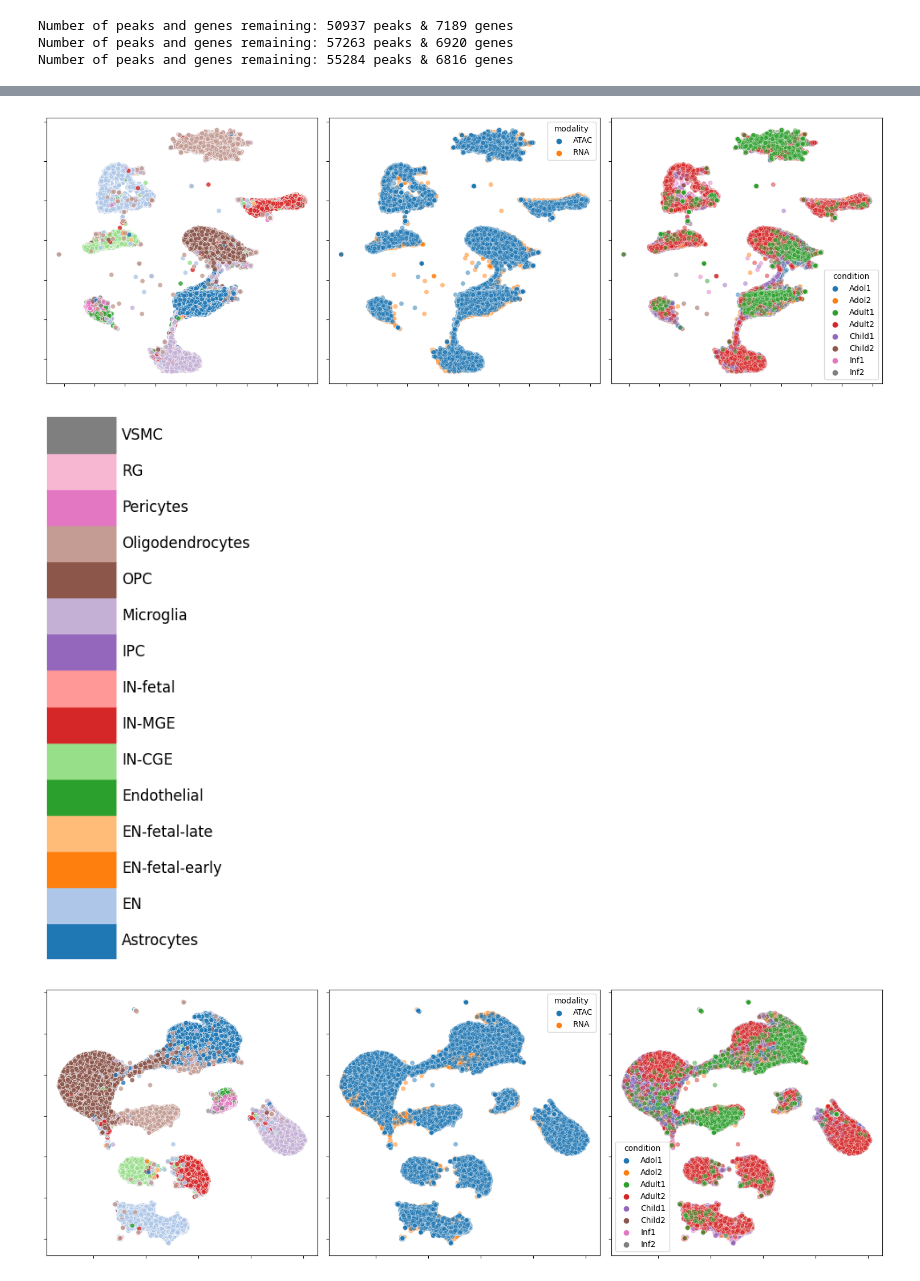
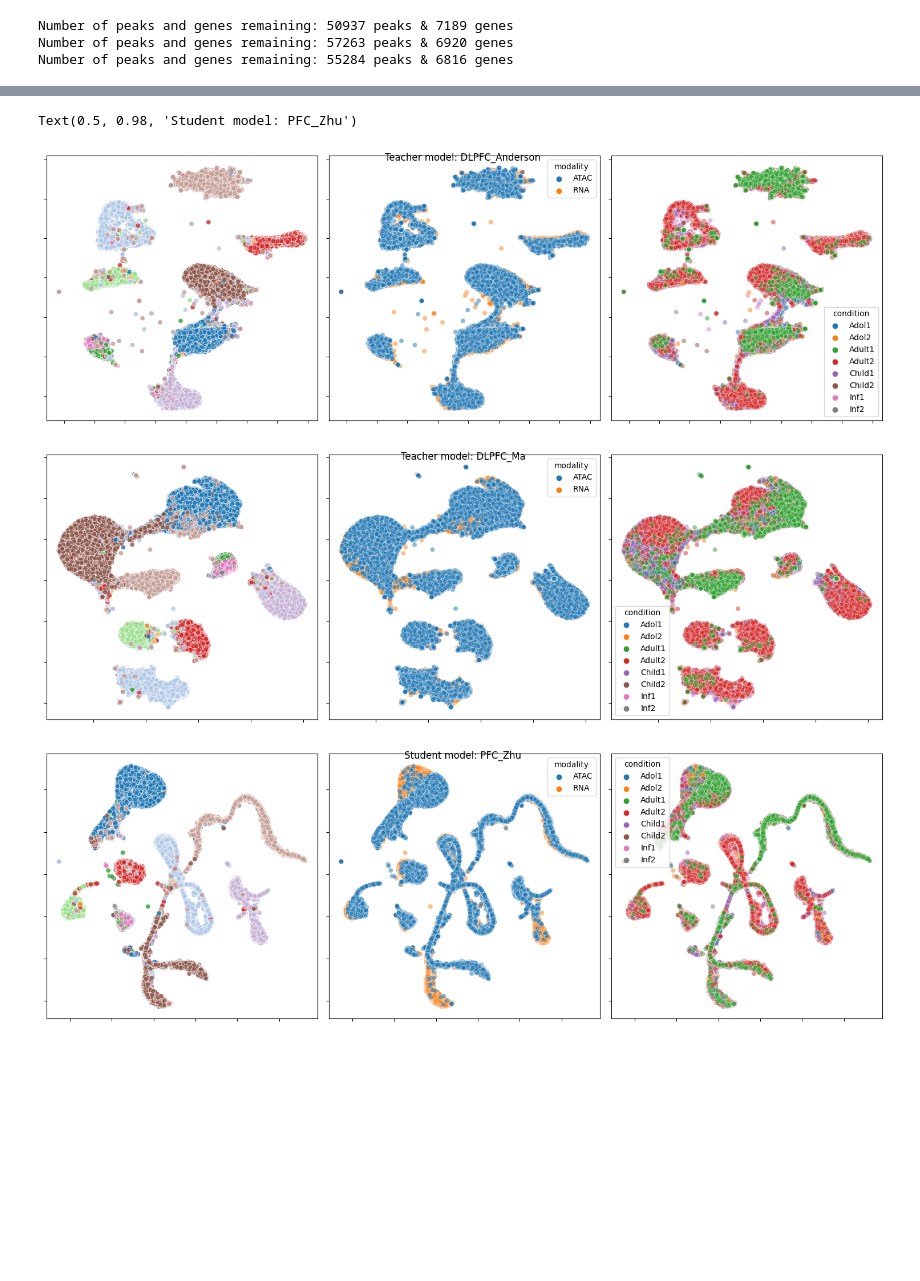
Before and after one commit to li-lab-mcgill/ECLARE, a Jupyter notebook: sample_analysis.ipynb, the cells around one changed output, grey strips where cells are left out. Drawn from its saved outputs; the diff is of its cells as text; code cells hidden in the pictures; blank space fills up the shorter version.

```diff
--- a/sample_analysis.ipynb
+++ b/sample_analysis.ipynb
@@ -471,7 +444,7 @@ def combined_plot(target_dataframes, value_columns, dataset_labels, target_sourc
 
     return fig
 
-def load_clip_and_eclare_model(student_model_path, best_multiclip_idx, device='cpu'):
+def load_clip_and_eclare_model(student_model_path, best_multiclip_idx, device='cpu', genes_by_peaks_str='6816_by_55284'):
     student_model_args_dict = torch.load(student_model_path, map_location=device)
 
     clip_job_id = student_model_args_dict['args'].clip_job_id
@@ -488,15 +461,15 @@ def load_clip_and_eclare_model(student_model_path, best_multiclip_idx, device='c
     student_clip_model_args_dict['args'].source_dataset = 'PFC_Zhu'
     student_clip_model_args_dict['args'].target_dataset = 'mdd'
 
-    student_clip_model_args_dict['args'].genes_by_peaks_str = '6816_by_55284'
-    student_clip_model_args_dict['n_genes'] = 6816
-    student_clip_model_args_dict['n_peaks'] = 55284
+    student_clip_model_args_dict['args'].genes_by_peaks_str = genes_by_peaks_str
+    student_clip_model_args_dict['n_genes'] = int(genes_by_peaks_str.split('_')[0])
+    student_clip_model_args_dict['n_peaks'] = int(genes_by_peaks_str.split('_')[-1])
     student_clip_model_args_dict['tuned_hyperparameters']['params_num_layers'] = 2
     student_clip_model_args_dict['pretrain'] = student_clip_model_args_dict['rna_valid_idx']  = student_clip_model_args_dict['atac_valid_idx'] = None
 
-    student_clip_model_args_dict['model_state_dict'] = student_model_args_dict['model_state_dict']
+    student_model = CLIP(**student_clip_model_args_dict, trial=None)
 
-    student_model = CLIP(**student_clip_model_args_dict, trial=None)
+    student_model.load_state_dict(student_model_args_dict['model_state_dict'])
     student_model.eval()
 
     return teacher_models, student_model
@@ -544,16 +517,23 @@ Number of peaks and genes remaining: 50937 peaks & 7189 genes
 Number of peaks and genes remaining: 57263 peaks & 6920 genes
 Number of peaks and genes remaining: 55284 peaks & 6816 genes
 # %%
-# Plot UMAP embeddings for teacher models
+# Plot UMAP embeddings for teachers and student
 from eclare.post_hoc_utils import plot_umap_embeddings
 from eclare.post_hoc_utils import create_celltype_palette
 
+color_map_ct = create_celltype_palette(teacher_rna.obs['Cell type'].values, teacher_atac.obs['Cell type'].values)
+
+# teachers
 for source_dataset in teacher_rnas.keys():
-    color_map_ct = create_celltype_palette(teacher_rnas[source_dataset].obs['Cell type'].values, teacher_atacs[source_dataset].obs['Cell type'].values)
     plot_umap_embeddings(teacher_rna_latents_dict[source_dataset], teacher_atac_latents_dict[source_dataset], teacher_rnas[source_dataset].obs['Cell type'].values, teacher_atacs[source_dataset].obs['Cell type'].values, teacher_rnas[source_dataset].obs['Donor ID'].values, teacher_atacs[source_dataset].obs['Donor ID'].values, color_map_ct)
-    plt.title(f"Teacher model: {source_dataset}")
+    plt.suptitle(f"Teacher model: {source_dataset}"); plt.tight_layout(); plt.show()
+
+# student
+plot_umap_embeddings(student_rna_latents, student_atac_latents, student_rna.obs['Cell type'].values, student_atac.obs['Cell type'].values, student_rna.obs['Donor ID'].values, student_atac.obs['Donor ID'].values, color_map_ct)
+plt.suptitle(f"Student model: PFC_Zhu"); plt.tight_layout(); plt.show()
 # %% [output]
 [figure]
+Text(0.5, 0.98, 'Student model: PFC_Zhu')
-[figure, old version]
+[figure, new version]
-[figure, old version]
+[figure, new version]
-[figure, old version]
+[figure, new version]
```
Also changed, not shown: parts of 7 cells of this notebook, 2 other files.
